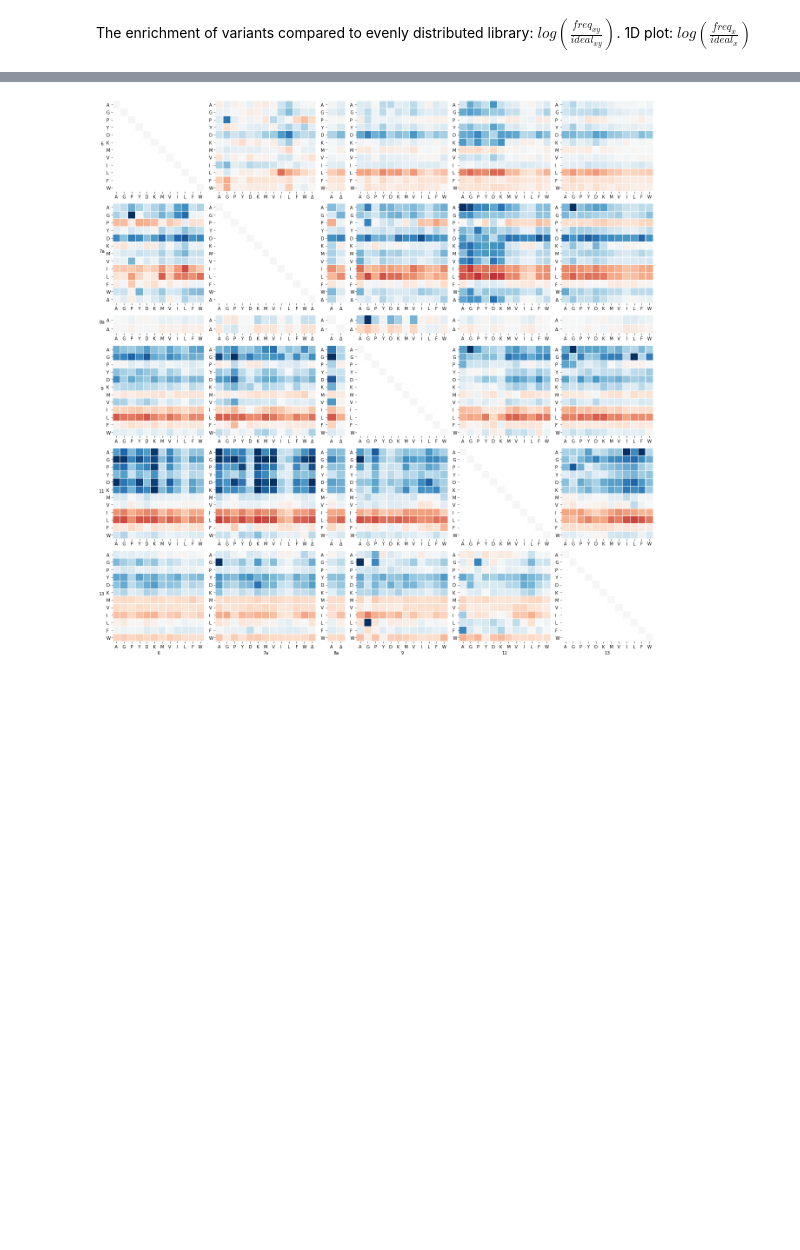
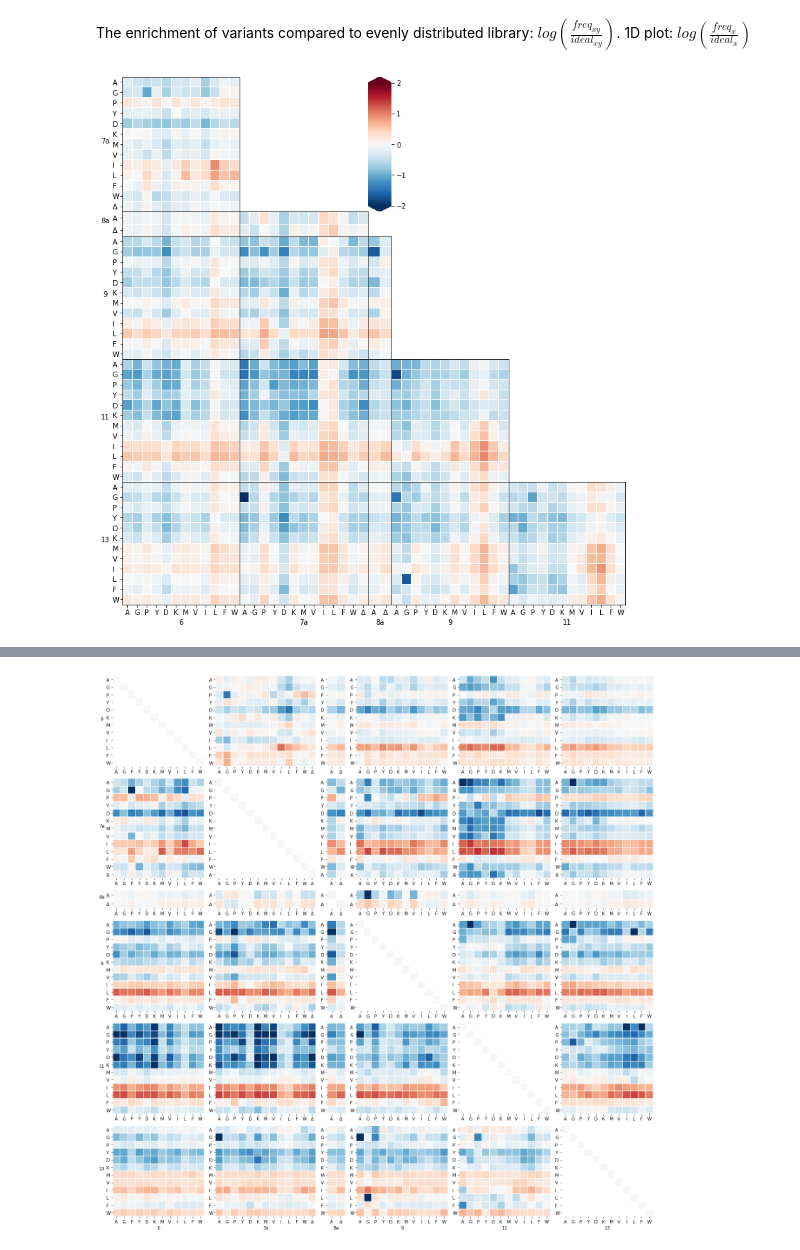
Before and after one commit to MayaPetek/InDelScanner, a Jupyter notebook: Results_Remkes/Heatmaps.ipynb, the cells around one changed output, grey strips where cells are left out. Cells and saved outputs as stored; diff of their text form; code cells hidden in the pictures; blank space fills up the shorter version.

```diff
--- a/Results_Remkes/Heatmaps.ipynb
+++ b/Results_Remkes/Heatmaps.ipynb
@@ -284,0 +332,4 @@ The enrichment of variants compared to evenly distributed library: $log(\frac{fr
+# %%
+cross_enrichment_plot((-2,2), np.log2, 'Joint_enrichment_log2_-2to2.svg')
+# %% [output]
+[figure, added]
```
Also changed, not shown: parts of 30 cells of this notebook.
